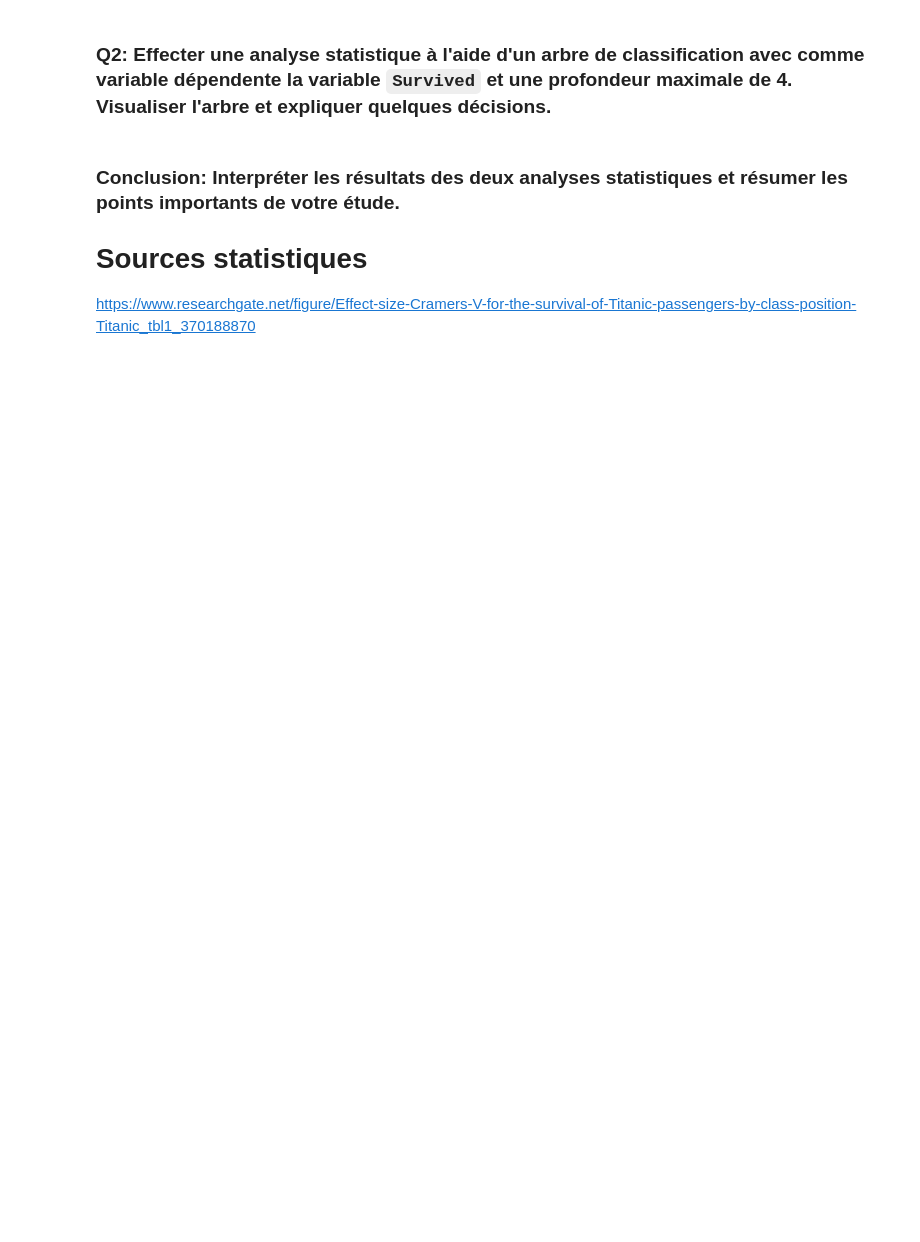
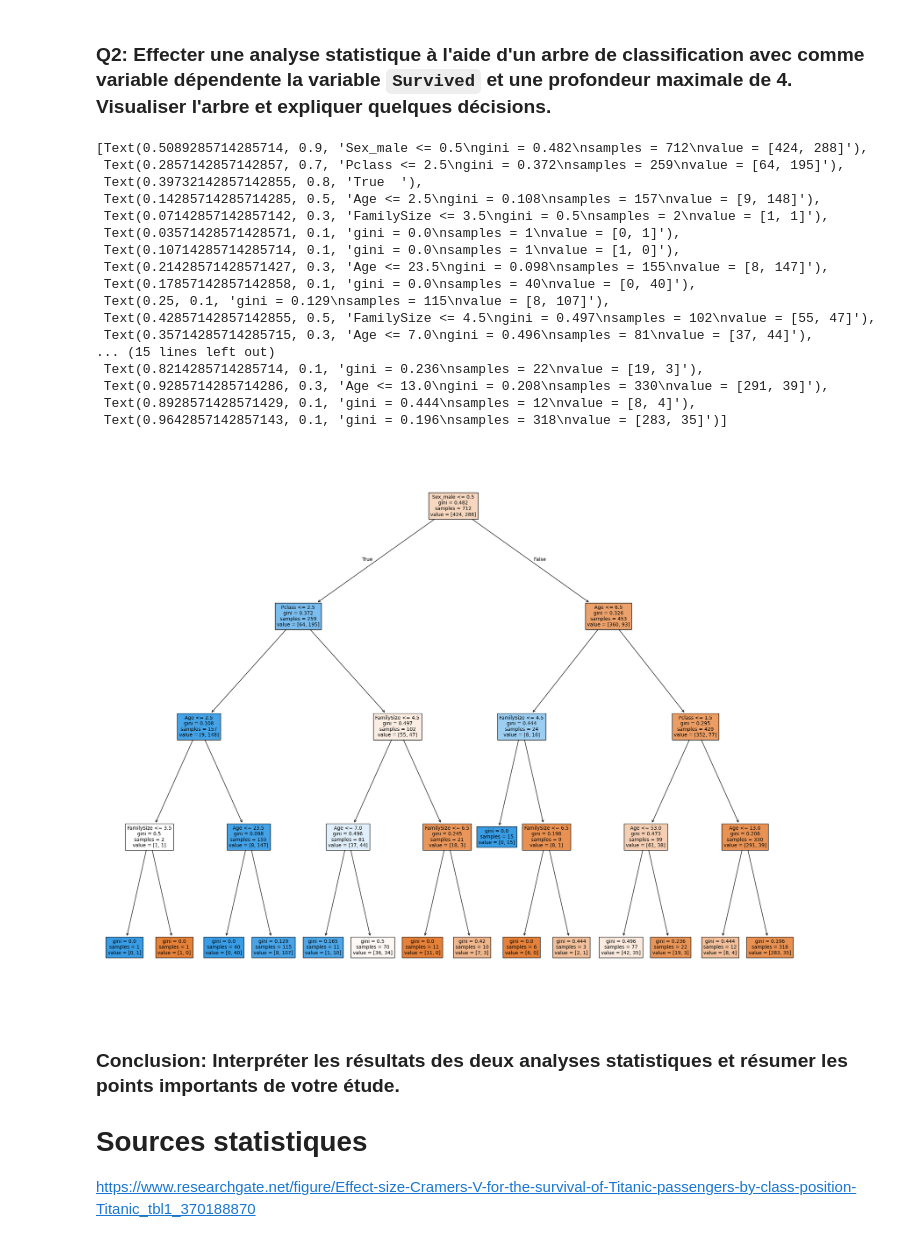
Before and after one commit to fuzoh/62-62.2-dataAnalysis, a Jupyter notebook: Projet.ipynb, the cells around one changed output. Saved outputs shown, nothing was run; the diff lists cells and outputs as text; code cells hidden in the pictures; blank space fills up the shorter version.

Commit message:
feat: add descision tree for survived

```diff
--- a/Projet.ipynb
+++ b/Projet.ipynb
@@ -465,6 +465,35 @@ Sex_male      -2.6507      0.218    -12.151      0.000      -3.078      -2.223
 ==============================================================================
 # %% [markdown]
 ### Q2: Effecter une analyse statistique à l'aide d'un arbre de classification avec comme variable dépendente la variable `Survived` et une profondeur maximale de 4. Visualiser l'arbre et expliquer quelques décisions.
+# %%
+model = DecisionTreeClassifier(max_depth=4)
+model_fit = model.fit(X, Y)
+
+tree = plt.figure(figsize=(25, 20))
+plot_tree(
+    model_fit,
+    feature_names=X.columns.tolist(),
+    filled=True
+)
+# %% [output]
+[Text(0.5089285714285714, 0.9, 'Sex_male <= 0.5\ngini = 0.482\nsamples = 712\nvalue = [424, 288]'),
+ Text(0.2857142857142857, 0.7, 'Pclass <= 2.5\ngini = 0.372\nsamples = 259\nvalue = [64, 195]'),
+ Text(0.39732142857142855, 0.8, 'True  '),
+ Text(0.14285714285714285, 0.5, 'Age <= 2.5\ngini = 0.108\nsamples = 157\nvalue = [9, 148]'),
+ Text(0.07142857142857142, 0.3, 'FamilySize <= 3.5\ngini = 0.5\nsamples = 2\nvalue = [1, 1]'),
+ Text(0.03571428571428571, 0.1, 'gini = 0.0\nsamples = 1\nvalue = [0, 1]'),
+ Text(0.10714285714285714, 0.1, 'gini = 0.0\nsamples = 1\nvalue = [1, 0]'),
+ Text(0.21428571428571427, 0.3, 'Age <= 23.5\ngini = 0.098\nsamples = 155\nvalue = [8, 147]'),
+ Text(0.17857142857142858, 0.1, 'gini = 0.0\nsamples = 40\nvalue = [0, 40]'),
+ Text(0.25, 0.1, 'gini = 0.129\nsamples = 115\nvalue = [8, 107]'),
+ Text(0.42857142857142855, 0.5, 'FamilySize <= 4.5\ngini = 0.497\nsamples = 102\nvalue = [55, 47]'),
+ Text(0.35714285714285715, 0.3, 'Age <= 7.0\ngini = 0.496\nsamples = 81\nvalue = [37, 44]'),
+... (15 lines left out)
+ Text(0.8214285714285714, 0.1, 'gini = 0.236\nsamples = 22\nvalue = [19, 3]'),
+ Text(0.9285714285714286, 0.3, 'Age <= 13.0\ngini = 0.208\nsamples = 330\nvalue = [291, 39]'),
+ Text(0.8928571428571429, 0.1, 'gini = 0.444\nsamples = 12\nvalue = [8, 4]'),
+ Text(0.9642857142857143, 0.1, 'gini = 0.196\nsamples = 318\nvalue = [283, 35]')]
+[figure, added]
 # %% [markdown]
 ### Conclusion: Interpréter les résultats des deux analyses statistiques et résumer les points importants de votre étude.
 
```
Also changed, not shown: parts of 1 cell of this notebook.
